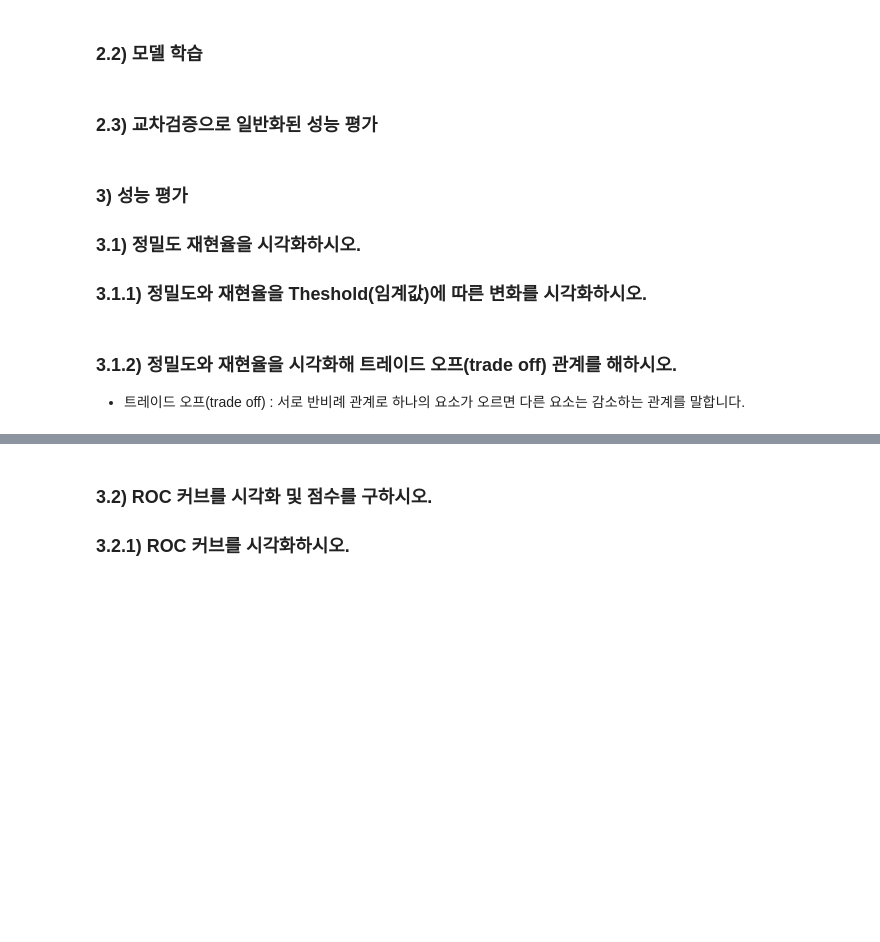
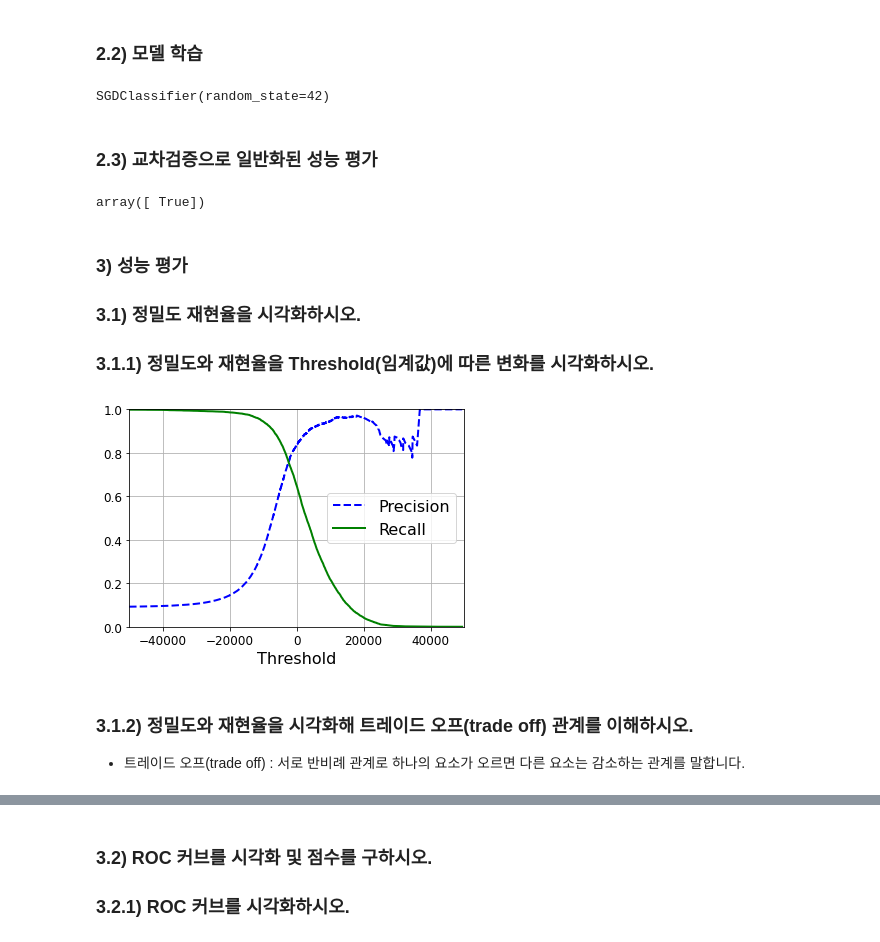
Before and after one commit to escortKwon/Advanced-AI-Education, a Jupyter notebook: 2nd Week/Exercise/Lecture_2_1.ipynb, the cells around one changed output, grey strips where cells are left out. Drawn from its saved outputs; the diff is of its cells as text; code cells hidden in the pictures; blank space fills up the shorter version.

```diff
--- a/2nd Week/Exercise/Lecture_2_1.ipynb
+++ b/2nd Week/Exercise/Lecture_2_1.ipynb
@@ -108,20 +110,51 @@ KeyError: 0
 y = y.astype(np.uint8)
 # %% [markdown]
 ### 1.5) target(y) 데이터를 7 또는 8이 이면 1 아니면 0으로 변환하시오.
+# %%
+for i in range(70000):
+    if y[i] == 7:
+        y[i] = 1
+    elif y[i] == 8:
+        y[i] = 0
 # %% [markdown]
 ### 1.6) 데이터를 인덱스 60000 기준으로 Train과  Test 데이터로 나누시오.
+# %%
+X_train, X_test, y_train, y_test = X[:60000], X[60000:], y[:60000], y[60000:]
 # %% [markdown]
 ### 2) 모델
 ### 2.1) 모델 빌드
+# %%
+y_train_5 = (y_train == 5)
+y_test_5 = (y_test == 5)
+# Build Model
+from sklearn.linear_model import SGDClassifier
+sgd_clf = SGDClassifier(max_iter=1000, tol=1e-3, random_state=42)
 # %% [markdown]
 ### 2.2) 모델 학습
+# %%
+sgd_clf.fit(X_train, y_train_5)
+# %% [output]
+SGDClassifier(random_state=42)
 # %% [markdown]
 ### 2.3) 교차검증으로 일반화된 성능 평가
+# %%
+some_digit = X.to_numpy()[0]
+sgd_clf.predict([some_digit])
+# %% [output]
+array([ True])
 # %% [markdown]
 ### 3) 성능 평가
 ### 3.1) 정밀도 재현율을 시각화하시오.
-### 3.1.1) 정밀도와 재현율을 Theshold(임계값)에 따른 변화를 시각화하시오.
+### 3.1.1) 정밀도와 재현율을 Threshold(임계값)에 따른 변화를 시각화하시오.
+# %%
+y_scores = cross_val_predict(sgd_clf, X_train, y_train_5, cv=3, method="decision_function")
+
+precisions, recalls, thresholds = precision_recall_curve(y_train_5, y_scores)
+
+plot_precision_recall_vs_threshold(precisions, recalls, thresholds)
+# %% [output]
+[figure, added]
 # %% [markdown]
-### 3.1.2) 정밀도와 재현율을 시각화해 트레이드 오프(trade off) 관계를 해하시오.
+### 3.1.2) 정밀도와 재현율을 시각화해 트레이드 오프(trade off) 관계를 이해하시오.
 
 * 트레이드 오프(trade off) : 서로 반비례 관계로 하나의 요소가 오르면 다른 요소는 감소하는 관계를 말합니다.
```
Also changed, not shown: parts of 4 cells of this notebook.
